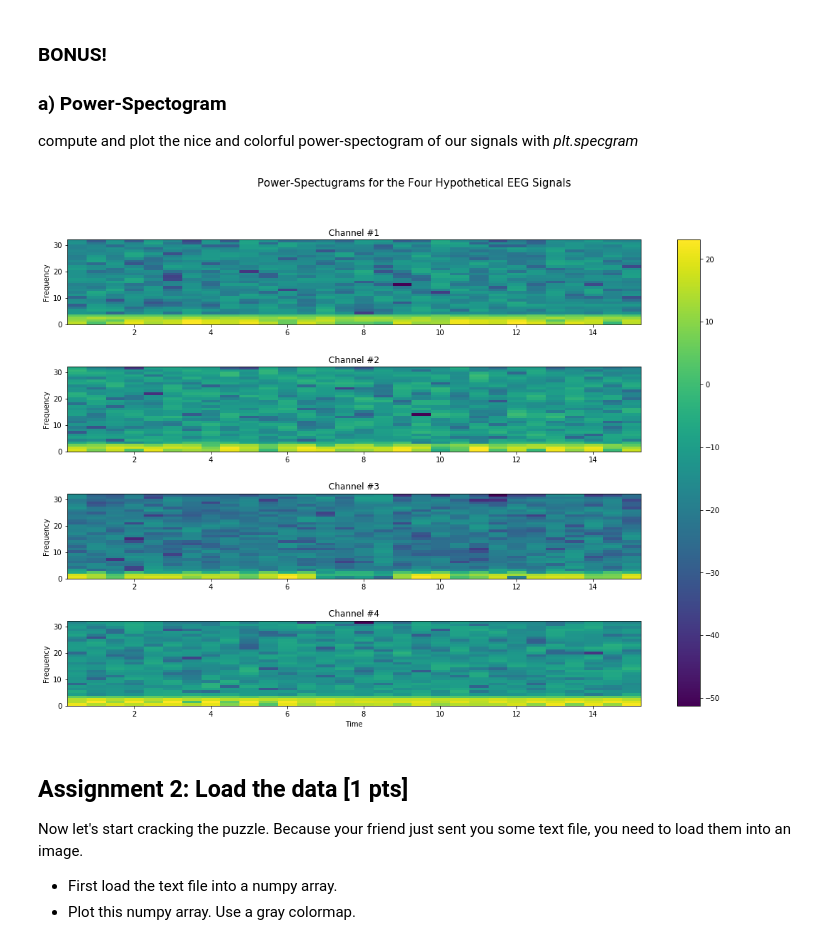
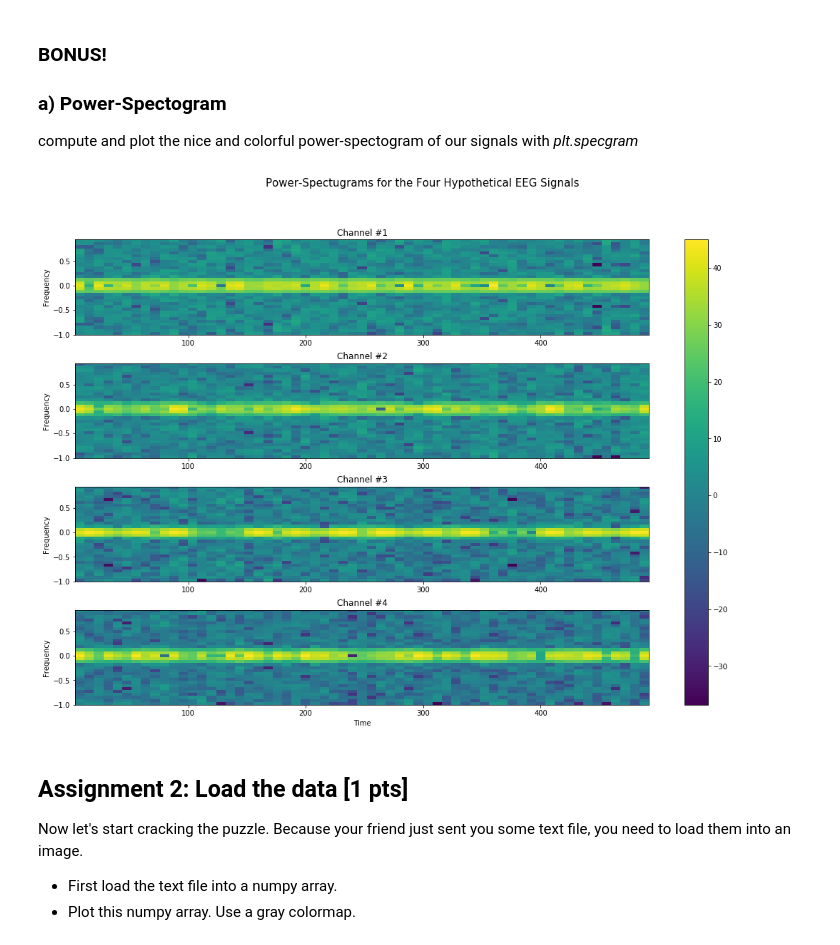
Before and after one commit to NBP-ACC/week-9-acc_01, a Jupyter notebook: sheet07.ipynb, the cells around one changed output. Drawn from its saved outputs; the diff is of its cells as text; code cells hidden in the pictures.

```diff
--- a/sheet07.ipynb
+++ b/sheet07.ipynb
@@ -117,23 +116,23 @@ compute and plot the nice and colorful power-spectogram of our signals with *plt
 # %%
 # set the space and title for the four plots
 figs, axes = plt.subplots(nrows=4, figsize=(18,12))
 plt.suptitle('Power-Spectugrams for the Four Hypothetical EEG Signals', fontsize=15)
-plt.subplots_adjust(hspace=0.5)
+plt.subplots_adjust(hspace=0.3)
 
 # plot the spectugrams
 for i in range(4):
-    axes[i].specgram(signaList[i], NFFT=64, Fs=64, noverlap=32)
+    axes[i].specgram(signaList[i], NFFT=32, Fs=2, noverlap=16, sides='twosided')
     axes[i].title.set_text('Channel #' + str(i+1))
     axes[i].set_ylabel('Frequency')
 
 # set the x-axis labels, and
 axes[3].set_xlabel('Time')
 
 # the colorbar
 mappable = axes[1].images[0]
 figs.colorbar(mappable=mappable, ax=axes.ravel().tolist());
 # %% [output]
-[figure, old version]
+[figure, new version]
 # %% [markdown]
 ## Assignment 2: Load the data [1 pts]
 Now let's start cracking the puzzle. Because your friend just sent you some text file, you need to load them into an image.
```
Also changed, not shown: parts of 13 cells of this notebook.
